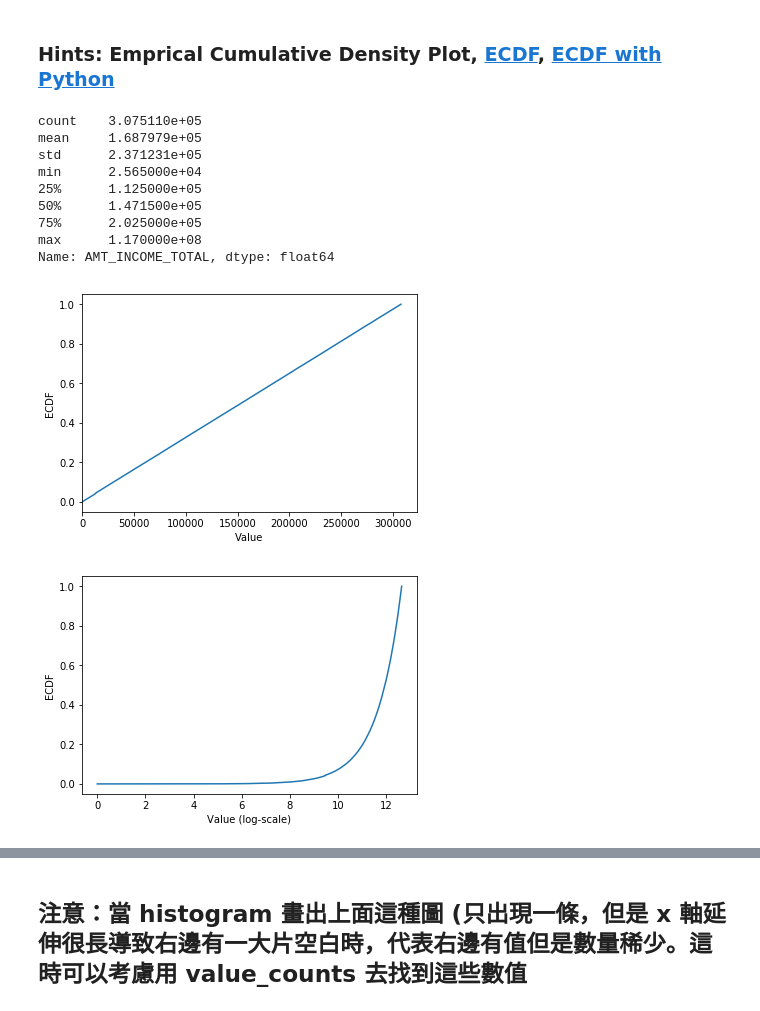
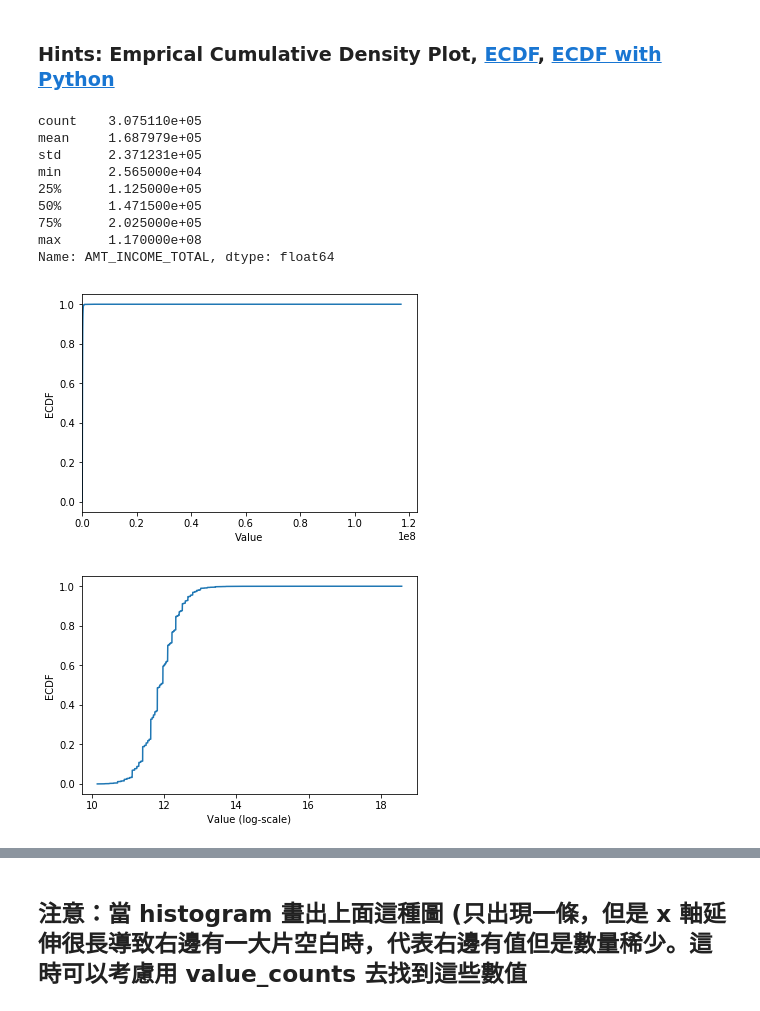
Before and after one commit to YenLinWu/2nd-ML100Days, a Jupyter notebook: Homework/Day_006_HW.ipynb, the cells around one changed output, grey strips where cells are left out. Cells and saved outputs as stored; diff of their text form; code cells hidden in the pictures.

```diff
--- a/Homework/Day_006_HW.ipynb
+++ b/Homework/Day_006_HW.ipynb
@@ -156,37 +155,37 @@ print(app_train['AMT_INCOME_TOTAL'].describe())
 """
 YOUR CODE HERE
 """
-cdf = np.cumsum( app_train['AMT_INCOME_TOTAL'] )
-
+#cdf = np.cumsum( app_train['AMT_INCOME_TOTAL'] )
+cdf = app_train.AMT_INCOME_TOTAL.value_counts().sort_index().cumsum()
 
 plt.plot(list(cdf.index), cdf/cdf.max())
 plt.xlabel('Value')
 plt.ylabel('ECDF')
 plt.xlim([cdf.index.min(), cdf.index.max() * 1.05]) # 限制顯示圖片的範圍
 plt.ylim([-0.05,1.05]) # 限制顯示圖片的範圍
 
 plt.show()
 
 # 改變 y 軸的 Scale, 讓我們可以正常檢視 ECDF
 plt.plot(np.log(list(cdf.index)), cdf/cdf.max())
 plt.xlabel('Value (log-scale)')
 plt.ylabel('ECDF')
 
 plt.ylim([-0.05,1.05]) # 限制顯示圖片的範圍
 
 plt.show()
 # %% [output]
 count    3.075110e+05
 mean     1.687979e+05
 std      2.371231e+05
 min      2.565000e+04
 25%      1.125000e+05
 50%      1.471500e+05
 75%      2.025000e+05
 max      1.170000e+08
 Name: AMT_INCOME_TOTAL, dtype: float64
-[figure, old version]
+[figure, new version]
-[figure, old version]
+[figure, new version]
 # %% [markdown]
 ## 補充：Normal dist 的 ECDF
 ![ecdf_normal](https://au.mathworks.com/help/examples/stats/win64/PlotEmpiricalCdfAndCompareWithSamplingDistributionExample_01.png)
```
Also changed, not shown: parts of 3 cells of this notebook.
